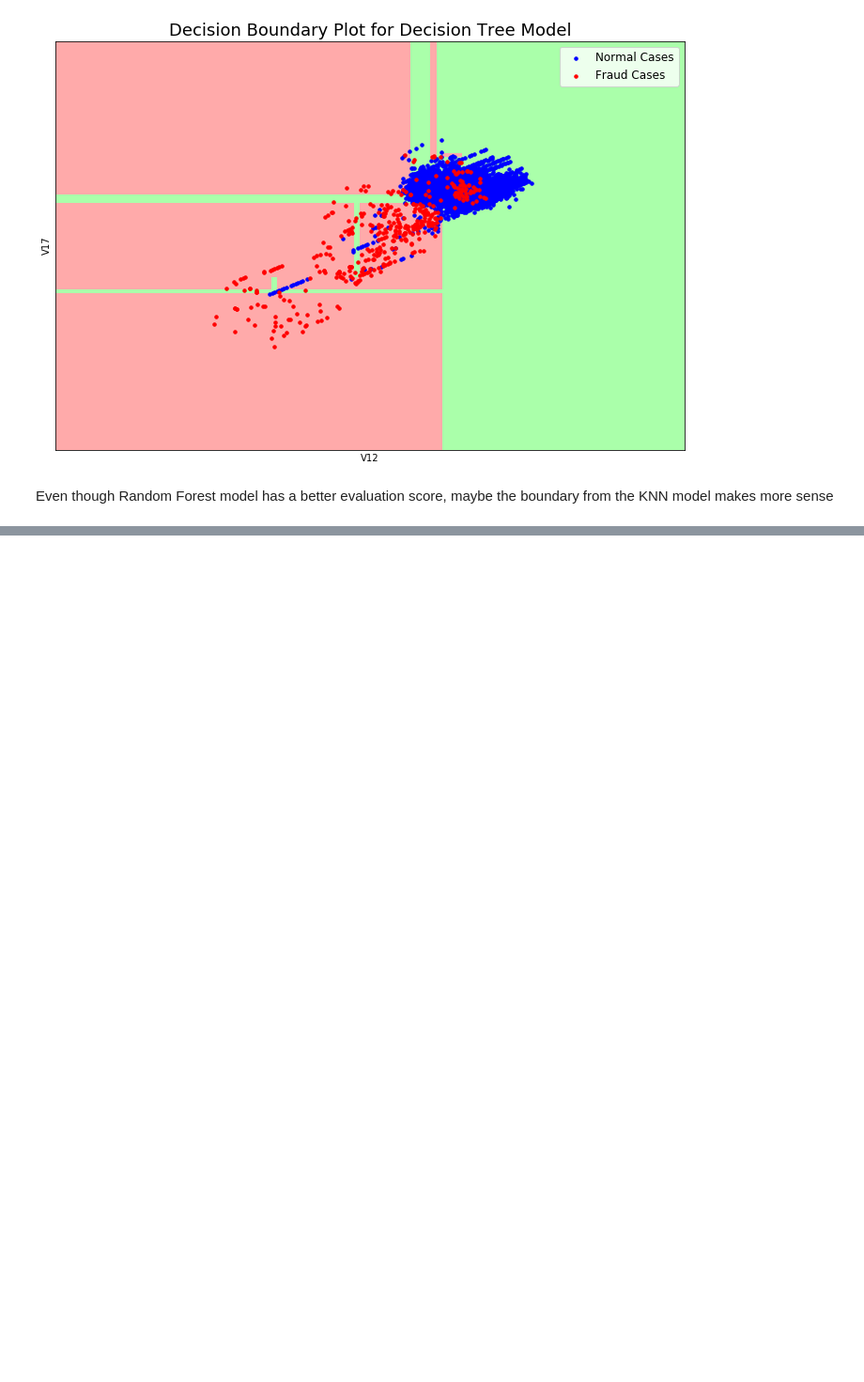
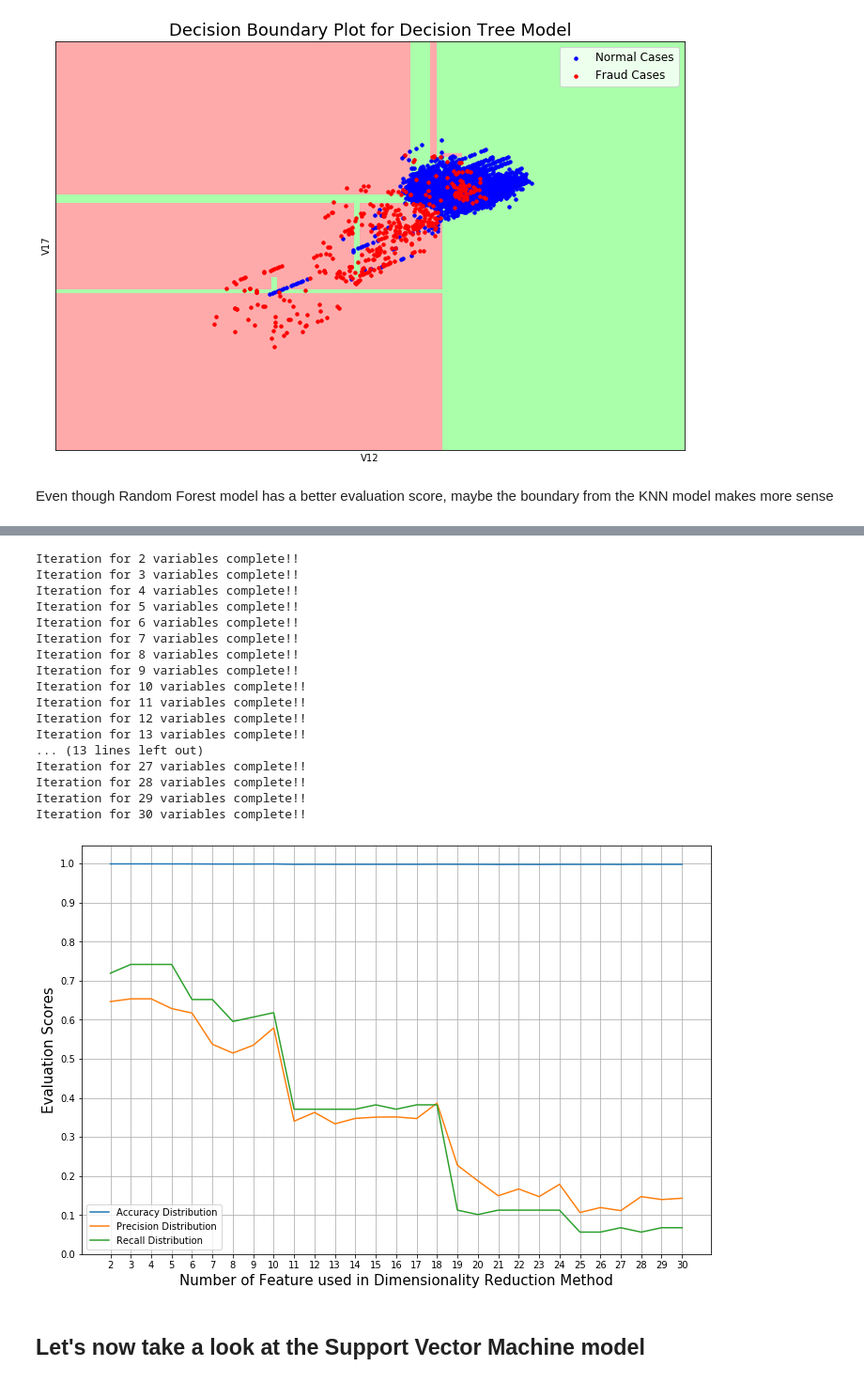
Before and after one commit to HaoxuanXu/credit_card_fraud_detection, a Jupyter notebook: Credit_Card_Fraud_Detection_Classical_Models.ipynb, the cells around one changed output, grey strips where cells are left out. Shown at 94% size. Saved outputs shown, nothing was run; the diff lists cells and outputs as text; code cells hidden in the pictures; blank space fills up the shorter version.

```diff
--- a/Credit_Card_Fraud_Detection_Classical_Models.ipynb
+++ b/Credit_Card_Fraud_Detection_Classical_Models.ipynb
@@ -557,0 +628,24 @@ Even though Random Forest model has a better evaluation score, maybe the boundar
+# %%
+dimensionality_reduction_eval_graph(rf_weighted, pca, feature_list_ordered,
+                                    X_train_scaled, y_train, X_test_scaled, y_test, 0.2)
+# %% [output]
+Iteration for 2 variables complete!!
+Iteration for 3 variables complete!!
+Iteration for 4 variables complete!!
+Iteration for 5 variables complete!!
+Iteration for 6 variables complete!!
+Iteration for 7 variables complete!!
+Iteration for 8 variables complete!!
+Iteration for 9 variables complete!!
+Iteration for 10 variables complete!!
+Iteration for 11 variables complete!!
+Iteration for 12 variables complete!!
+Iteration for 13 variables complete!!
+... (13 lines left out)
+Iteration for 27 variables complete!!
+Iteration for 28 variables complete!!
+Iteration for 29 variables complete!!
+Iteration for 30 variables complete!!
+[figure, added]
+# %% [markdown]
+## Let's now take a look at the Support Vector Machine model
```
Also changed, not shown: parts of 4 cells of this notebook.
